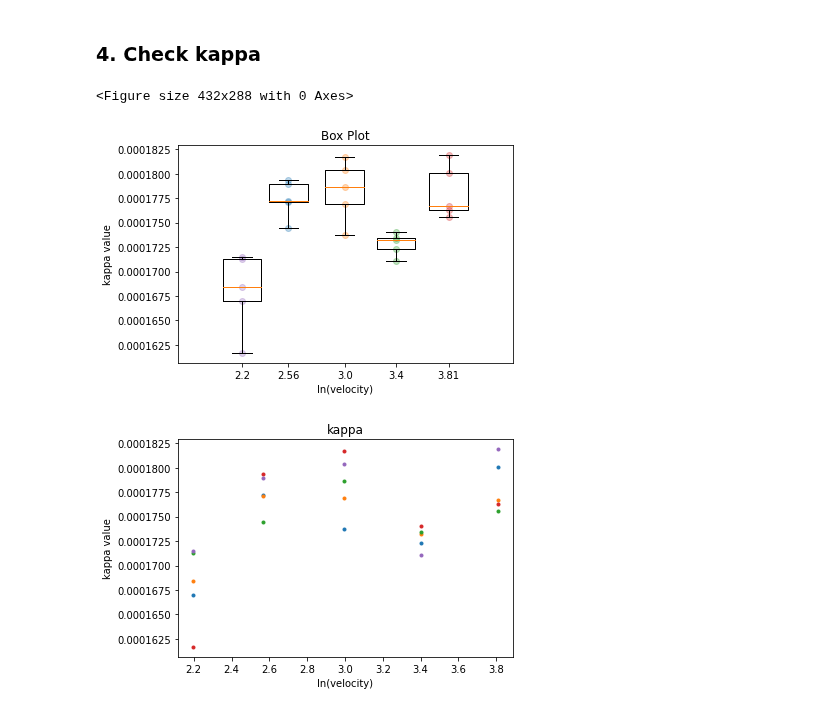
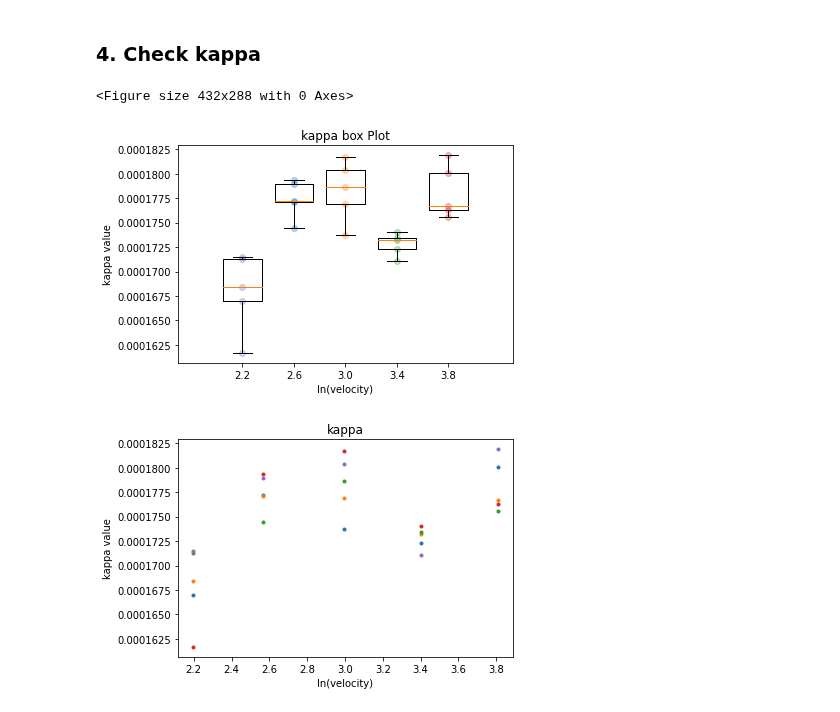
Before and after one commit to JoanneCETsai/Temperature_Calibration, a Jupyter notebook: code/5set_test.ipynb, the cells around one changed output. Drawn from its saved outputs; the diff is of its cells as text; code cells hidden in the pictures.

Commit message:
5 sets plot updated

```diff
--- a/code/5set_test.ipynb
+++ b/code/5set_test.ipynb
@@ -353,37 +353,37 @@ for key1, val1 in Dict_kappa_avg.items():
             kappa_box[key2] = [val2]
 
 # create a list of keys for the x-axis
 #我改了這
-keys = [round(np.log(float(k)),2) for k in kappa_box.keys()]
+keys = [round(np.log(float(k)),1) for k in kappa_box.keys()]
 
 # create a list of values for the y-axis
 values = list(kappa_box.values())
 
 # box plot
 ax.boxplot(values, positions=keys, widths=0.5)
 ax.set_xlabel('ln(velocity)')
 ax.set_ylabel("kappa value")
-ax.set_title('Box Plot')
+ax.set_title('kappa box Plot')
 plt.show()
 plt.savefig("/Users/chiaentsai/Desktop/lab/Temperature_Calibration/5set_test/kappa_boxplot_for_eachV_lnv_box.png", format="PNG")
 # scatter plot
 fig, ax = plt.subplots()
 for i in range(len(keys)):
     ax.scatter([keys[i]]*len(values[i]), values[i], alpha=0.3)
 
 ax.set_xlabel('velocity (mm/s)')
 ax.set_ylabel('kappa value')
 ax.set_title('Scatter Plot')
 # box plot
 ax.boxplot(values, positions=keys, widths=0.3)
 ax.set_xlabel('ln(velocity)')
 ax.set_ylabel("kappa value")
-ax.set_title('Box Plot')
+ax.set_title('kappa box Plot')
 # plt.show()
 plt.savefig("/Users/chiaentsai/Desktop/lab/Temperature_Calibration/5set_test/kappa_boxplot_for_eachV_lnv.png", format="PNG")
 # %% [output]
 <Figure size 432x288 with 0 Axes>
-[figure, old version]
+[figure, new version]
 # %%
 #新的畫法
 #我新的畫法，x軸會按照順序排列，且是用ln(velocity)當作x軸
```
Also changed, not shown: parts of 4 cells of this notebook.
